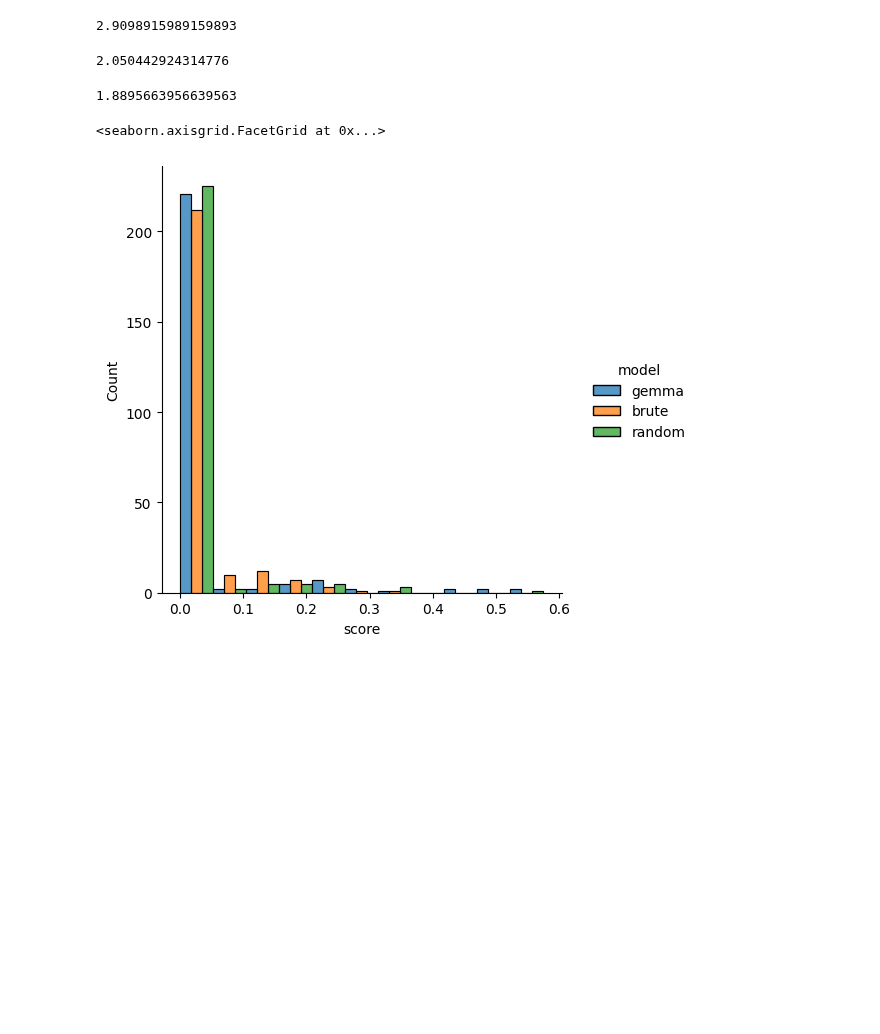
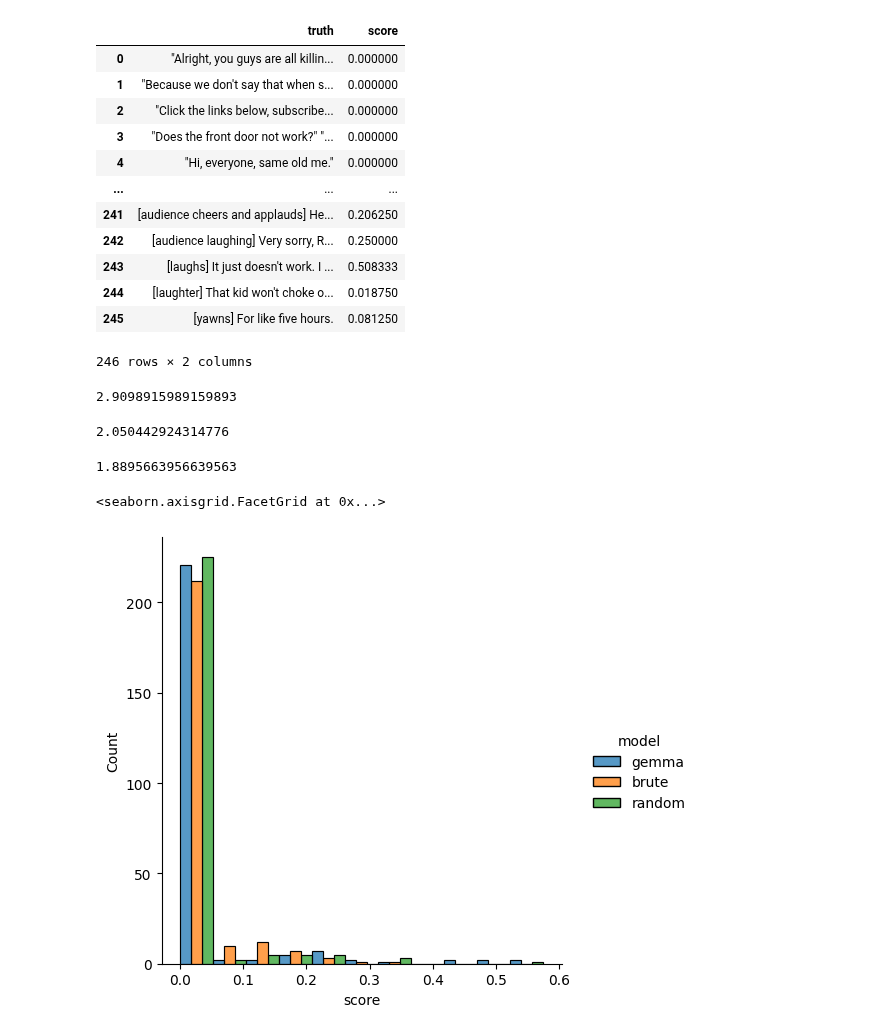
Before and after one commit to swaggirl9000/humor, a Jupyter notebook: notebooks/base_metric_comparison.ipynb, the cells around one changed output. Drawn from its saved outputs; the diff is of its cells as text; code cells hidden in the pictures; blank space fills up the shorter version.

```diff
--- a/notebooks/base_metric_comparison.ipynb
+++ b/notebooks/base_metric_comparison.ipynb
@@ -14,6 +14,22 @@ transcript = pd.read_csv('/home/ada/humor/data/stand_up_dataset/standup_transcri
 # %%
 #gemma
 gemma_metric = bipartite_metric(model, ground_truth)
+# %%
+gemma_metric
+# %% [output]
+|  | truth | score |
+| 0 | "Alright, you guys are all killin... | 0.000000 |
+| 1 | "Because we don't say that when s... | 0.000000 |
+| 2 | "Click the links below, subscribe... | 0.000000 |
+| 3 | "Does the front door not work?" "... | 0.000000 |
+| 4 | "Hi, everyone, same old me." | 0.000000 |
+| ... | ... | ... |
+| 241 | [audience cheers and applauds] He... | 0.206250 |
+| 242 | [audience laughing] Very sorry, R... | 0.250000 |
+| 243 | [laughs] It just doesn't work. I ... | 0.508333 |
+| 244 | [laughter] That kid won't choke o... | 0.018750 |
+| 245 | [yawns] For like five hours. | 0.081250 |
+246 rows × 2 columns
 # %%
 gemma_metric["score"].mean() * 100
 # %% [output]
```
Also changed, not shown: parts of 4 cells of this notebook, 4 other files.
